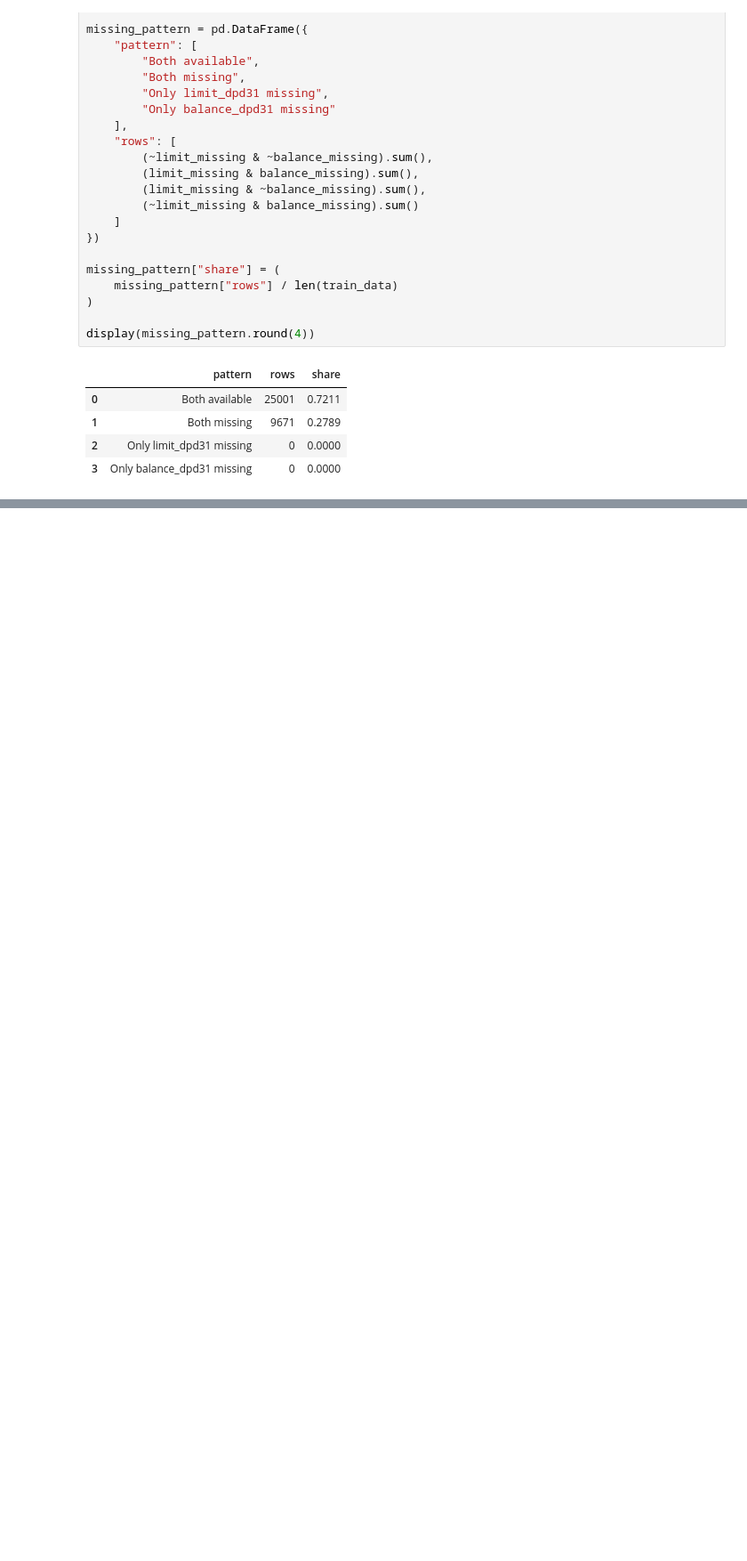
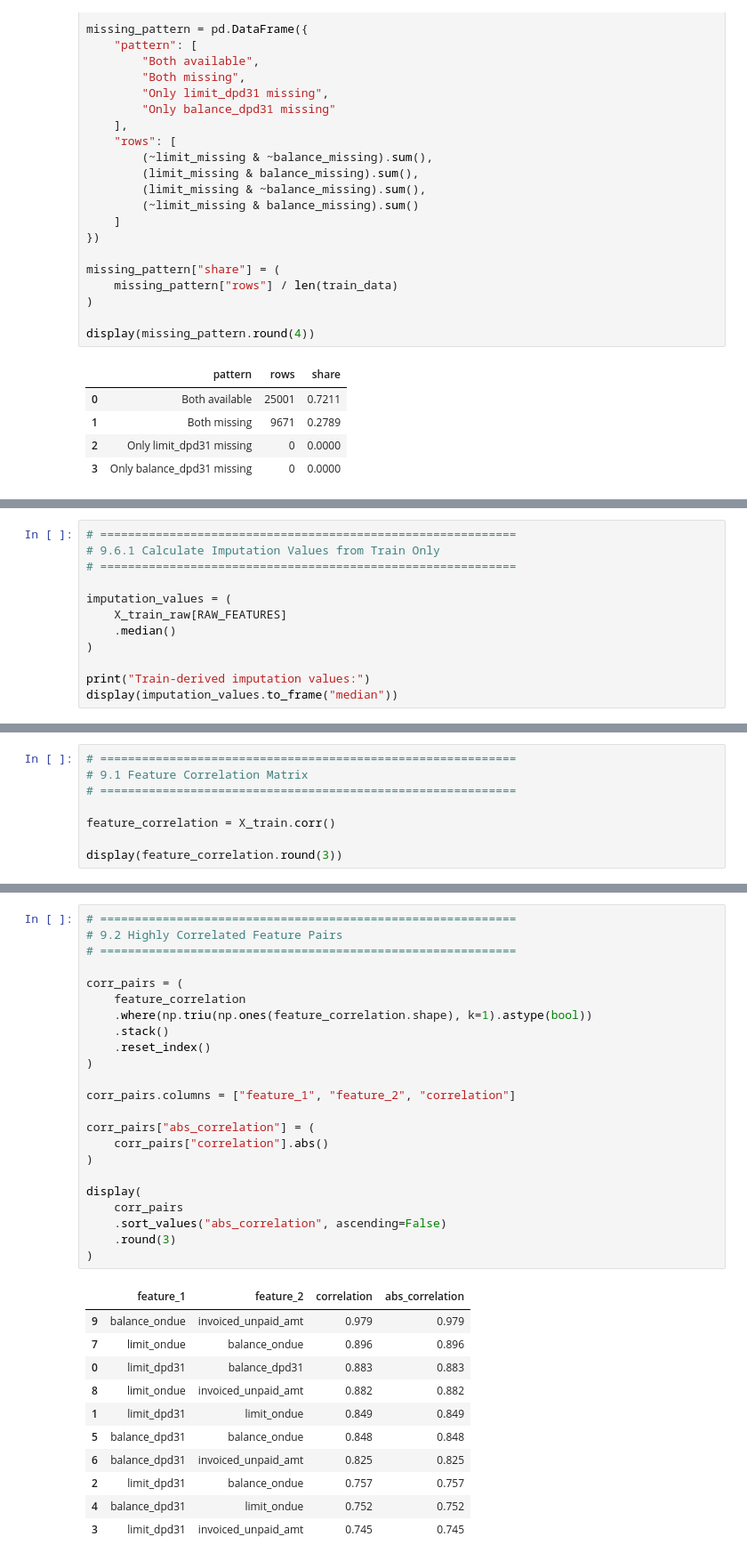
Before and after one commit to Khishigjargal42/toki_ds_task, a Jupyter notebook: notebooks/Toki_DPD91_Final.ipynb, the cells around one changed output, grey strips where cells are left out. Shown at 89% size. Saved outputs shown, nothing was run; the diff lists cells and outputs as text; blank space fills up the shorter version.

```diff
--- a/notebooks/Toki_DPD91_Final.ipynb
+++ b/notebooks/Toki_DPD91_Final.ipynb
@@ -1868,0 +1894,12 @@ display(distribution_summary)
+# %%
+# ============================================================
+# 9.6.1 Calculate Imputation Values from Train Only
+# ============================================================
+
+imputation_values = (
+    X_train_raw[RAW_FEATURES]
+    .median()
+)
+
+print("Train-derived imputation values:")
+display(imputation_values.to_frame("median"))
@@ -1868,0 +1971,8 @@ display(distribution_summary)
+# %%
+# ============================================================
+# 9.1 Feature Correlation Matrix
+# ============================================================
+
+feature_correlation = X_train.corr()
+
+display(feature_correlation.round(3))
@@ -1868,0 +1986,35 @@ display(distribution_summary)
+# %%
+# ============================================================
+# 9.2 Highly Correlated Feature Pairs
+# ============================================================
+
+corr_pairs = (
+    feature_correlation
+    .where(np.triu(np.ones(feature_correlation.shape), k=1).astype(bool))
+    .stack()
+    .reset_index()
+)
+
+corr_pairs.columns = ["feature_1", "feature_2", "correlation"]
+
+corr_pairs["abs_correlation"] = (
+    corr_pairs["correlation"].abs()
+)
+
+display(
+    corr_pairs
+    .sort_values("abs_correlation", ascending=False)
+    .round(3)
+)
+# %% [output]
+|  | feature_1 | feature_2 | correlation | abs_correlation |
+| 9 | balance_ondue | invoiced_unpaid_amt | 0.979 | 0.979 |
+| 7 | limit_ondue | balance_ondue | 0.896 | 0.896 |
+| 0 | limit_dpd31 | balance_dpd31 | 0.883 | 0.883 |
+| 8 | limit_ondue | invoiced_unpaid_amt | 0.882 | 0.882 |
+| 1 | limit_dpd31 | limit_ondue | 0.849 | 0.849 |
+| 5 | balance_dpd31 | balance_ondue | 0.848 | 0.848 |
+| 6 | balance_dpd31 | invoiced_unpaid_amt | 0.825 | 0.825 |
+| 2 | limit_dpd31 | balance_ondue | 0.757 | 0.757 |
+| 4 | balance_dpd31 | limit_ondue | 0.752 | 0.752 |
+| 3 | limit_dpd31 | invoiced_unpaid_amt | 0.745 | 0.745 |
```
Also changed, not shown: parts of 7 cells of this notebook.
